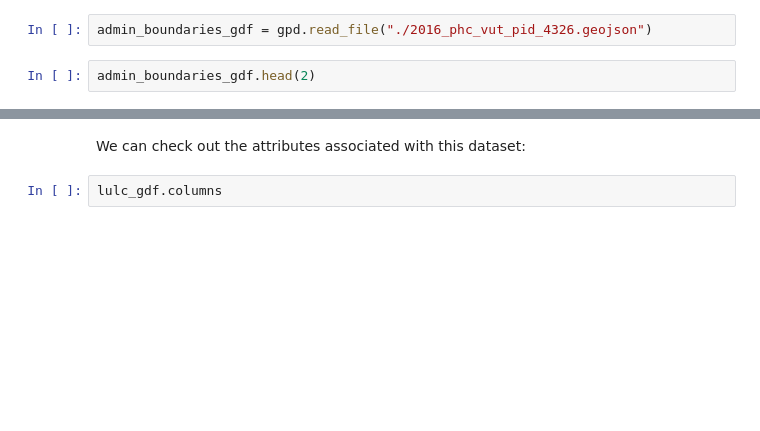
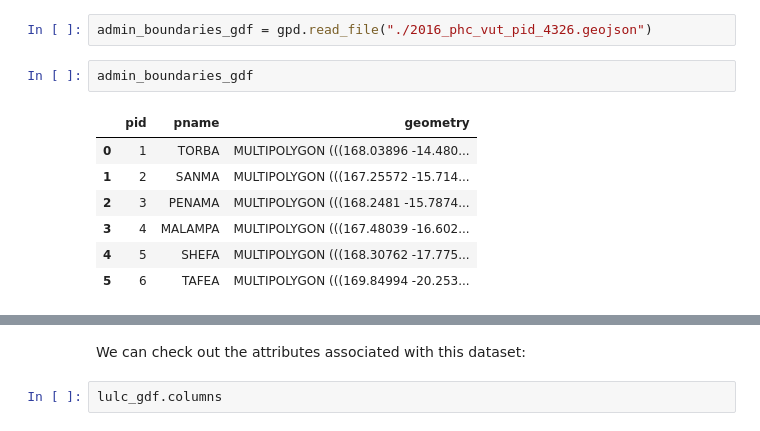
Before and after one commit to Vanuatu-National-Statistics-Office/climate-change-natural-disasters, a Jupyter notebook: book/Lesson_1E.ipynb, the cells around one changed output, grey strips where cells are left out. Saved outputs shown, nothing was run; the diff lists cells and outputs as text; blank space fills up the shorter version.

```diff
--- a/book/Lesson_1E.ipynb
+++ b/book/Lesson_1E.ipynb
@@ -86,6 +120,14 @@ lulc_gdf = gpd.read_file("./ROIs/ROIs_v5.shp") #"./ROIs_v5.shp")
 # %%
 admin_boundaries_gdf = gpd.read_file("./2016_phc_vut_pid_4326.geojson")
 # %%
-admin_boundaries_gdf.head(2)
+admin_boundaries_gdf
+# %% [output]
+|  | pid | pname | geometry |
+| 0 | 1 | TORBA | MULTIPOLYGON (((168.03896 -14.480... |
+| 1 | 2 | SANMA | MULTIPOLYGON (((167.25572 -15.714... |
+| 2 | 3 | PENAMA | MULTIPOLYGON (((168.2481 -15.7874... |
+| 3 | 4 | MALAMPA | MULTIPOLYGON (((167.48039 -16.602... |
+| 4 | 5 | SHEFA | MULTIPOLYGON (((168.30762 -17.775... |
+| 5 | 6 | TAFEA | MULTIPOLYGON (((169.84994 -20.253... |
 # %%
 len(lulc_gdf), len(admin_boundaries_gdf)
```
Also changed, not shown: parts of 78 cells of this notebook.
